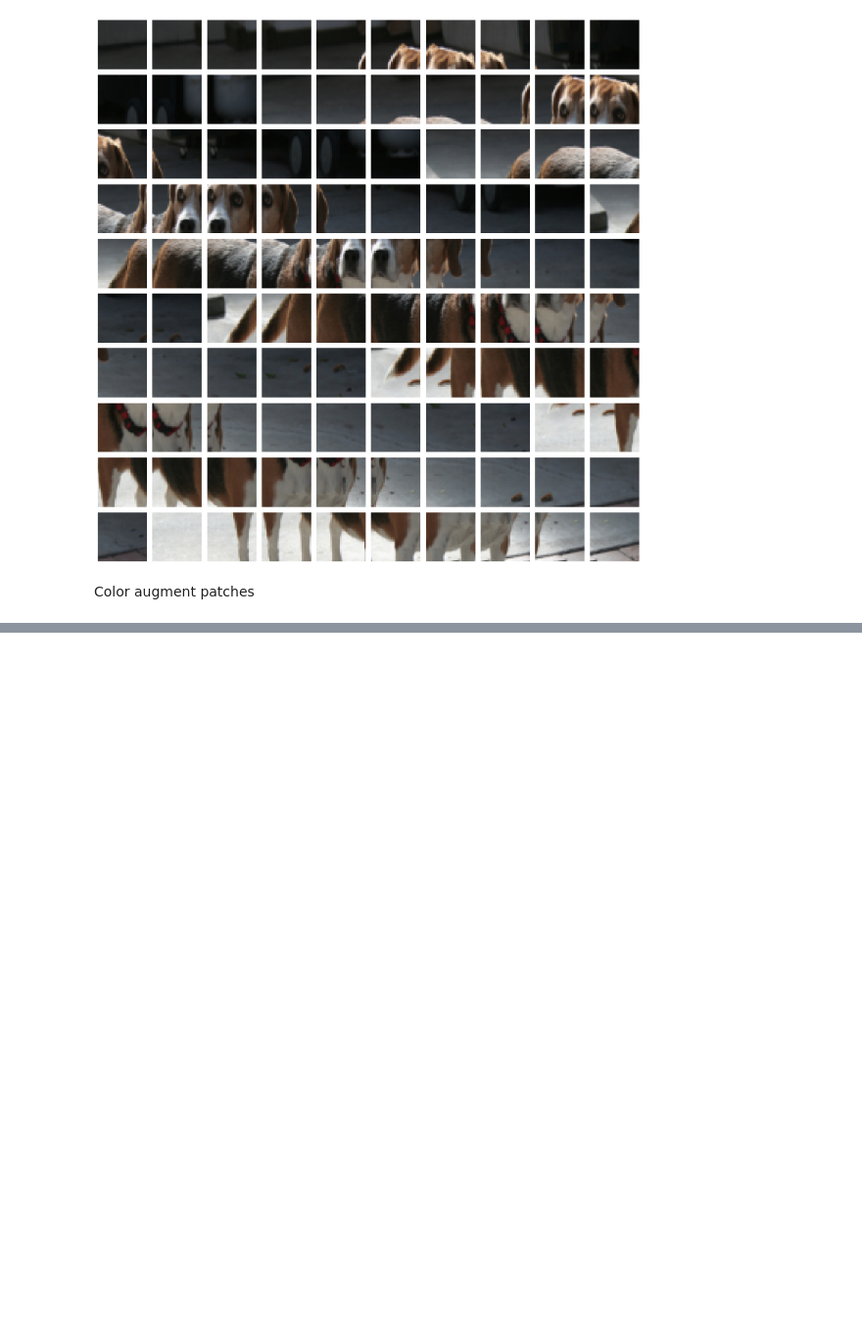
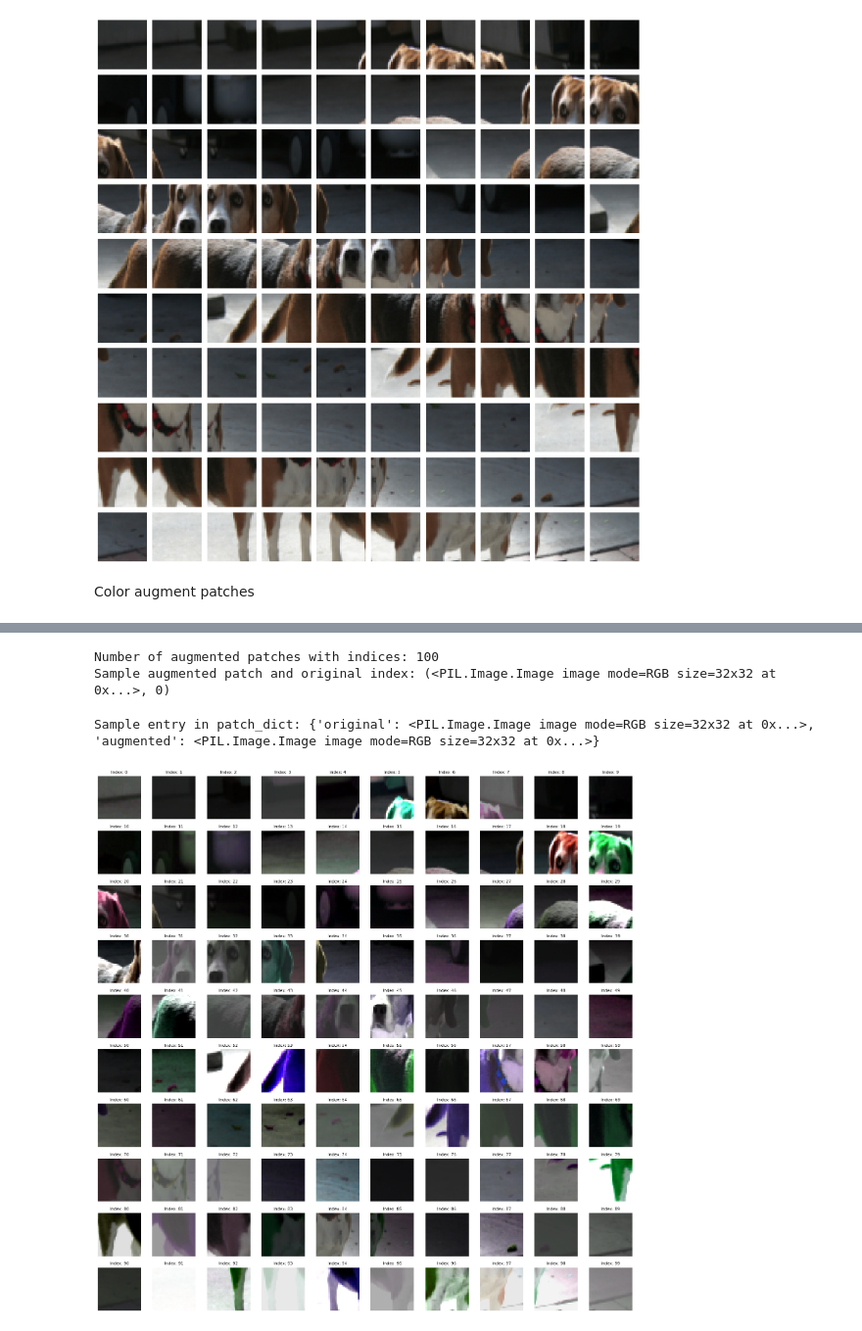
Before and after one commit to snaderi2000/yc_project_1, a Jupyter notebook: exploration.ipynb, the cells around one changed output, grey strips where cells are left out. Shown at 98% size. Saved outputs shown, nothing was run; the diff lists cells and outputs as text; code cells hidden in the pictures; blank space fills up the shorter version.

```diff
--- a/exploration.ipynb
+++ b/exploration.ipynb
@@ -208,0 +117,61 @@ Embedding and position: (array([5.18774316e-02, 0.00000000e+00, 3.30957095e-03,
+# %%
+# Define a stronger color jitter transformation
+color_jitter = transforms.ColorJitter(
+    brightness=0.8, contrast=0.8, saturation=0.8, hue=0.4
+)
+
+# Apply stronger color augmentation to each patch and keep track of the original index
+augmented_patches_with_indices = [(color_jitter(patch), idx) for idx, patch in enumerate(patches)]
+
+# Check the number of augmented patches
+print("Number of augmented patches with indices:", len(augmented_patches_with_indices))  # Should print 100
+print("Sample augmented patch and original index:", augmented_patches_with_indices[0])
+# %% [output]
+Number of augmented patches with indices: 100
+Sample augmented patch and original index: (<PIL.Image.Image image mode=RGB size=32x32 at 0x...>, 0)
+# %%
+import torch
+
+# Set a random seed for reproducibility
+torch.manual_seed(42)
+
+# Define a dictionary to hold both original and augmented patches
+patch_dict = {}
+
+# Populate the dictionary with original and augmented patches
+for idx, patch in enumerate(patches):
+    # Apply color jitter with the same random seed for consistency
+    torch.manual_seed(42 + idx)  # Optional: vary seed per patch for slight randomness across patches
+    augmented_patch = color_jitter(patch)  # Apply color augmentation
+    patch_dict[idx] = {"original": patch, "augmented": augmented_patch}
+
+# Check the structure and content of the dictionary for one entry
+print("Sample entry in patch_dict:", patch_dict[0])  # Example with index 0
+# %% [output]
+Sample entry in patch_dict: {'original': <PIL.Image.Image image mode=RGB size=32x32 at 0x...>, 'augmented': <PIL.Image.Image image mode=RGB size=32x32 at 0x...>}
+# %%
+import math
+import matplotlib.pyplot as plt
+
+# Calculate grid size for displaying all patches
+num_patches = len(patch_dict)
+cols = 10  # Set the number of columns for the grid
+rows = math.ceil(num_patches / cols)  # Calculate the necessary number of rows
+
+# Display all augmented patches in a grid with their index as the title
+fig, axes = plt.subplots(rows, cols, figsize=(15, 15))
+axes = axes.flatten()  # Flatten axes to simplify indexing
+
+for i, idx in enumerate(patch_dict.keys()):
+    if i < num_patches:
+        augmented_patch = patch_dict[idx]["augmented"]
+        axes[i].imshow(augmented_patch)
+        axes[i].set_title(f"Index: {idx}", fontsize=8)  # Display the index as the title
+        axes[i].axis("off")
+    else:
+        axes[i].axis("off")  # Turn off axes for any extra subplot
+
+plt.tight_layout()
+plt.show()
+# %% [output]
+[figure, added]
```
Also changed, not shown: parts of 13 cells of this notebook.
